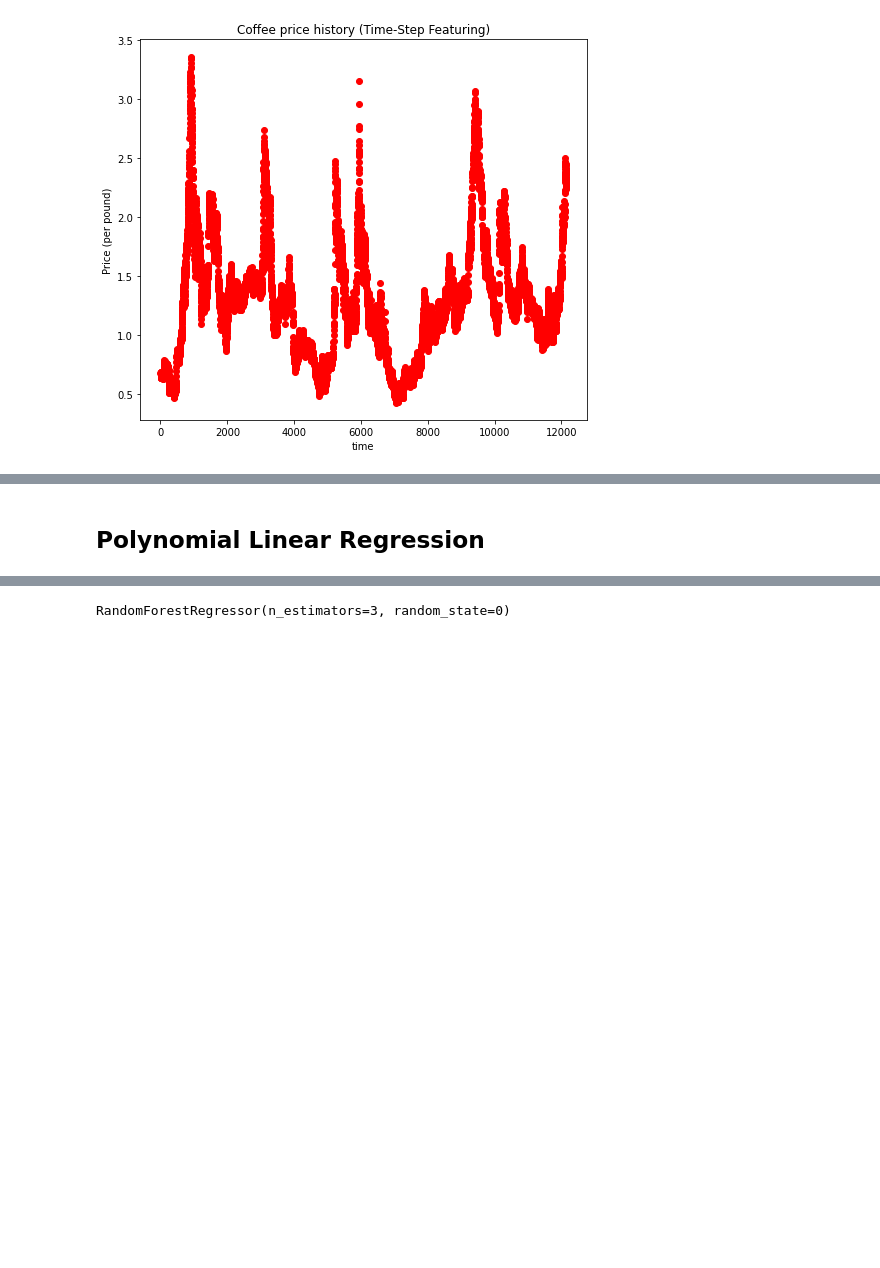
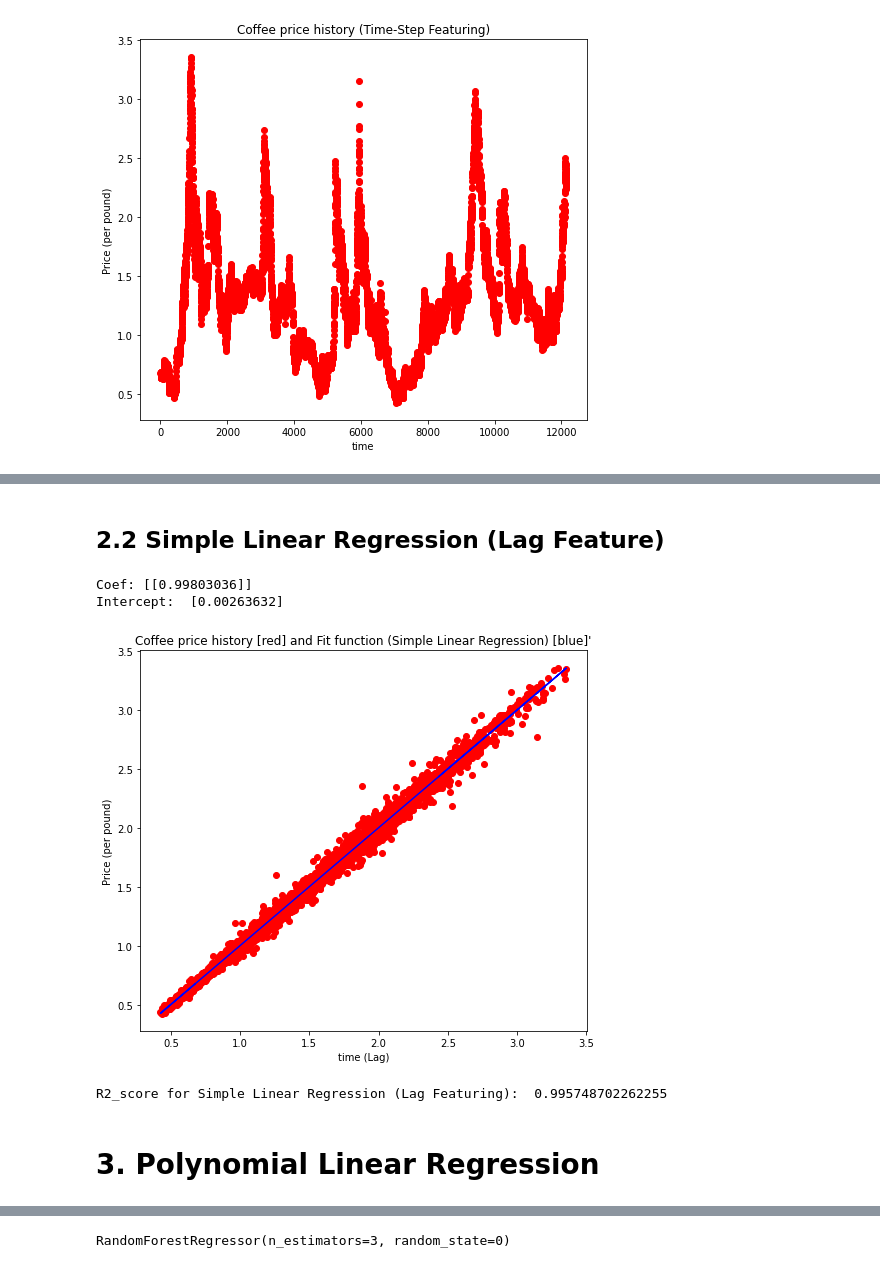
Before and after one commit to Pooya-Oladazimi/kaggle-codes, a Jupyter notebook: coffee_price_history/coffee-price.ipynb, the cells around one changed output, grey strips where cells are left out. Cells and saved outputs as stored; diff of their text form; code cells hidden in the pictures; blank space fills up the shorter version.

```diff
--- a/coffee_price_history/coffee-price.ipynb
+++ b/coffee_price_history/coffee-price.ipynb
@@ -140,2 +139,20 @@ R2_score for Simple Linear Regression:  0.0003317114344260075
+# %% [markdown]
+## 2.2 Simple Linear Regression (Lag Feature)
+# %%
+x_label = "time (Lag)"
+y_label = "Price (per pound)"
+title = "Coffee price history [red] and Fit function (Simple Linear Regression) [blue]'"
+slr_reg_lag_r2 =  run_simple_linear_reg(X_lag_f, y_lag_f, title, x_label, y_label)
+# %% [output]
+Coef: [[0.99803036]]
+Intercept:  [0.00263632]
+[figure, added]
+# %%
+# R2 score
+
+slr_reg_lag_r2 = r2_score(y_lag_f, lr_reg_lag_y_pred)
+print("R2_score for Simple Linear Regression (Lag Featuring):  {}".format(slr_reg_lag_r2))
+# %% [output]
+R2_score for Simple Linear Regression (Lag Featuring):  0.995748702262255
 # %% [markdown]
-## Polynomial Linear Regression
+# 3. Polynomial Linear Regression
```
Also changed, not shown: parts of 66 cells of this notebook.
